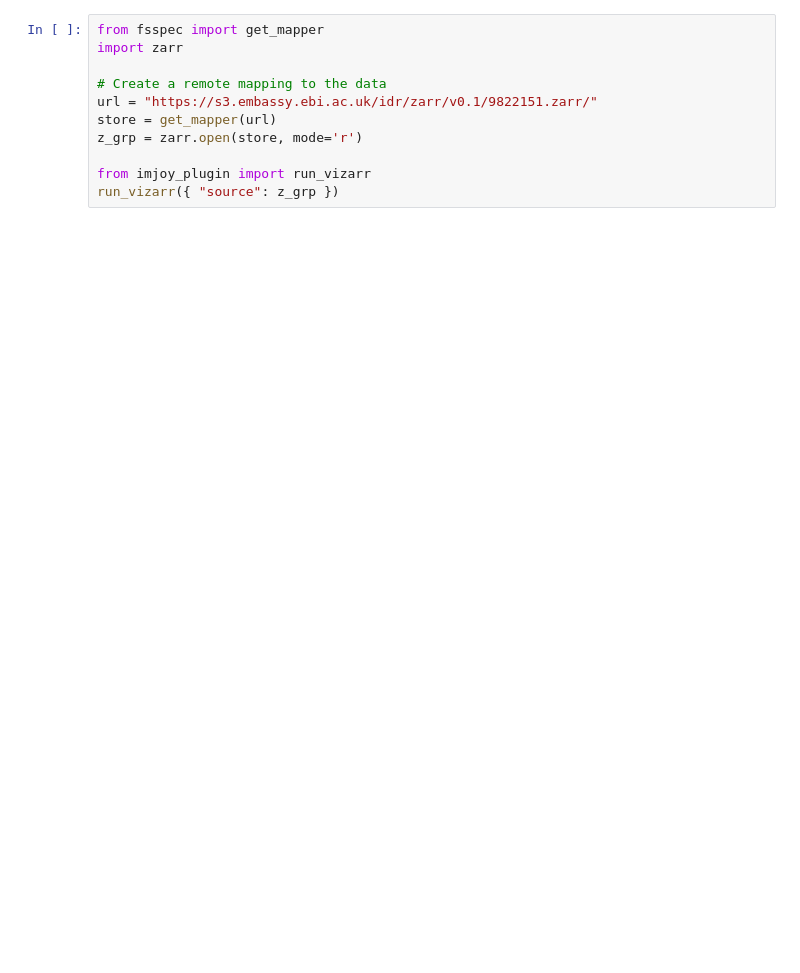
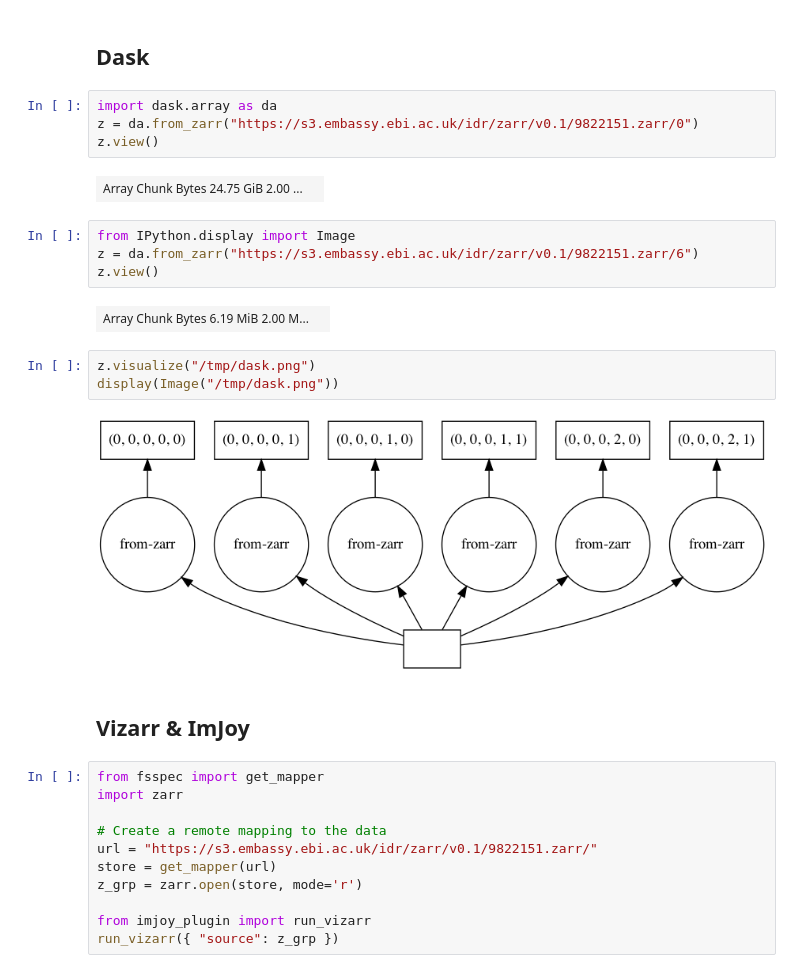
Before and after one commit to joshmoore/NGFF-ELMI-2021-Workshop, a Jupyter notebook: 1_Viewing.ipynb, the cells around one changed output. Saved outputs shown, nothing was run; the diff lists cells and outputs as text; blank space fills up the shorter version.

```diff
--- a/1_Viewing.ipynb
+++ b/1_Viewing.ipynb
@@ -17,3 +69,24 @@ More material at: https://github.com/hms-dbmi/vizarr/blob/main/example/IDR_examp
+# %% [markdown]
+## Dask
+# %%
+import dask.array as da
+z = da.from_zarr("https://s3.embassy.ebi.ac.uk/idr/zarr/v0.1/9822151.zarr/0")
+z.view()
+# %% [output]
+| Array Chunk Bytes 24.75 GiB 2.00 ... |  |
+# %%
+from IPython.display import Image
+z = da.from_zarr("https://s3.embassy.ebi.ac.uk/idr/zarr/v0.1/9822151.zarr/6")
+z.view()
+# %% [output]
+| Array Chunk Bytes 6.19 MiB 2.00 M... |  |
+# %%
+z.visualize("/tmp/dask.png")
+display(Image("/tmp/dask.png"))
+# %% [output]
+[figure, added]
+# %% [markdown]
+## Vizarr & ImJoy
 # %%
 from fsspec import get_mapper
 import zarr
```
Also changed, not shown: parts of 10 cells of this notebook, 6 other files.
